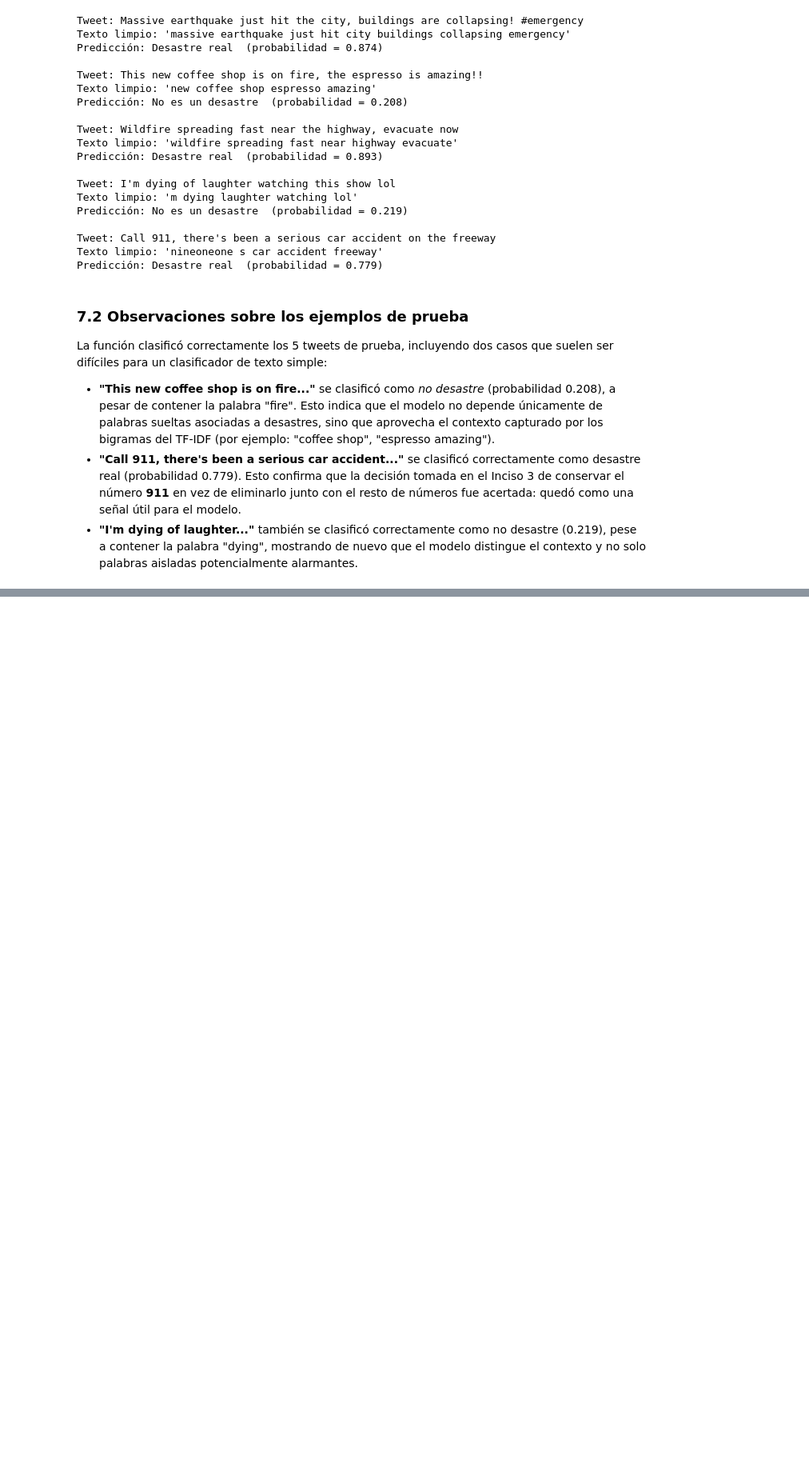
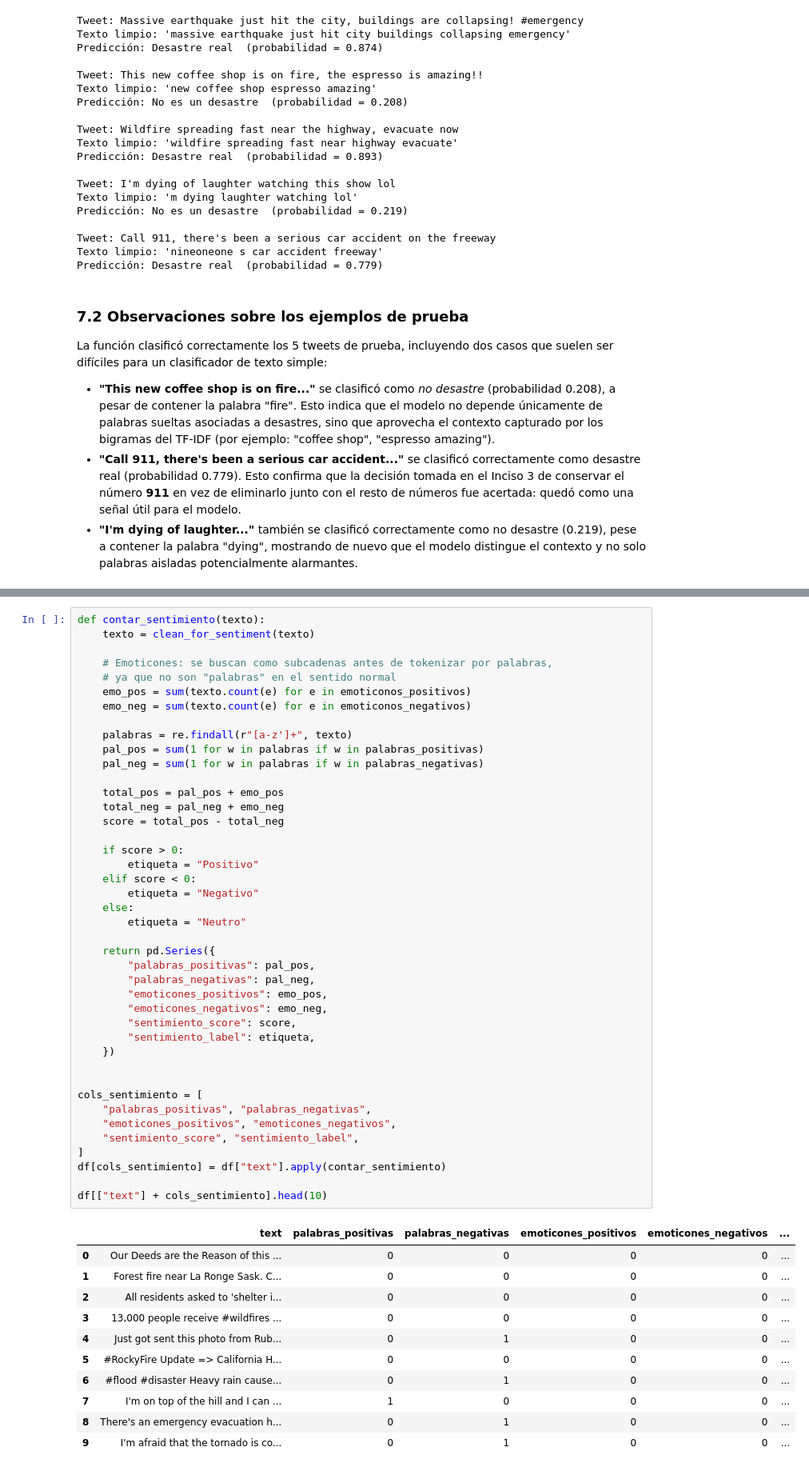
Before and after one commit to Ikeel04/Labs-DS, a Jupyter notebook: Lab5/Laboratorio5.ipynb, the cells around one changed output, grey strips where cells are left out. Shown at 80% size. Drawn from its saved outputs; the diff is of its cells as text; blank space fills up the shorter version.

```diff
--- a/Lab5/Laboratorio5.ipynb
+++ b/Lab5/Laboratorio5.ipynb
@@ -494,0 +526,54 @@ suelen ser difíciles para un clasificador de texto simple:
+# %%
+def contar_sentimiento(texto):
+    texto = clean_for_sentiment(texto)
+
+    # Emoticones: se buscan como subcadenas antes de tokenizar por palabras,
+    # ya que no son "palabras" en el sentido normal
+    emo_pos = sum(texto.count(e) for e in emoticonos_positivos)
+    emo_neg = sum(texto.count(e) for e in emoticonos_negativos)
+
+    palabras = re.findall(r"[a-z']+", texto)
+    pal_pos = sum(1 for w in palabras if w in palabras_positivas)
+    pal_neg = sum(1 for w in palabras if w in palabras_negativas)
+
+    total_pos = pal_pos + emo_pos
+    total_neg = pal_neg + emo_neg
+    score = total_pos - total_neg
+
+    if score > 0:
+        etiqueta = "Positivo"
+    elif score < 0:
+        etiqueta = "Negativo"
+    else:
+        etiqueta = "Neutro"
+
+    return pd.Series({
+        "palabras_positivas": pal_pos,
+        "palabras_negativas": pal_neg,
+        "emoticones_positivos": emo_pos,
+        "emoticones_negativos": emo_neg,
+        "sentimiento_score": score,
+        "sentimiento_label": etiqueta,
+    })
+
+
+cols_sentimiento = [
+    "palabras_positivas", "palabras_negativas",
+    "emoticones_positivos", "emoticones_negativos",
+    "sentimiento_score", "sentimiento_label",
+]
+df[cols_sentimiento] = df["text"].apply(contar_sentimiento)
+
+df[["text"] + cols_sentimiento].head(10)
+# %% [output]
+|  | text | palabras_positivas | palabras_negativas | emoticones_positivos | emoticones_negativos | ... |
+| 0 | Our Deeds are the Reason of this ... | 0 | 0 | 0 | 0 | ... |
+| 1 | Forest fire near La Ronge Sask. C... | 0 | 0 | 0 | 0 | ... |
+| 2 | All residents asked to 'shelter i... | 0 | 0 | 0 | 0 | ... |
+| 3 | 13,000 people receive #wildfires ... | 0 | 0 | 0 | 0 | ... |
+| 4 | Just got sent this photo from Rub... | 0 | 1 | 0 | 0 | ... |
+| 5 | #RockyFire Update => California H... | 0 | 0 | 0 | 0 | ... |
+| 6 | #flood #disaster Heavy rain cause... | 0 | 1 | 0 | 0 | ... |
+| 7 | I'm on top of the hill and I can ... | 1 | 0 | 0 | 0 | ... |
+| 8 | There's an emergency evacuation h... | 0 | 1 | 0 | 0 | ... |
+| 9 | I'm afraid that the tornado is co... | 0 | 1 | 0 | 0 | ... |
```
Also changed, not shown: parts of 6 cells of this notebook.
